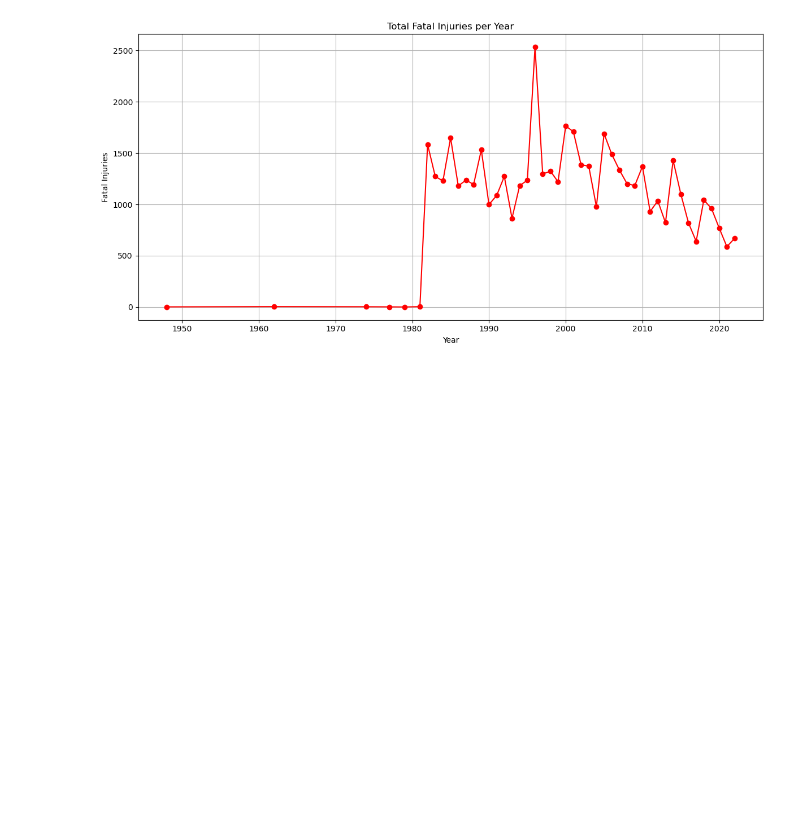
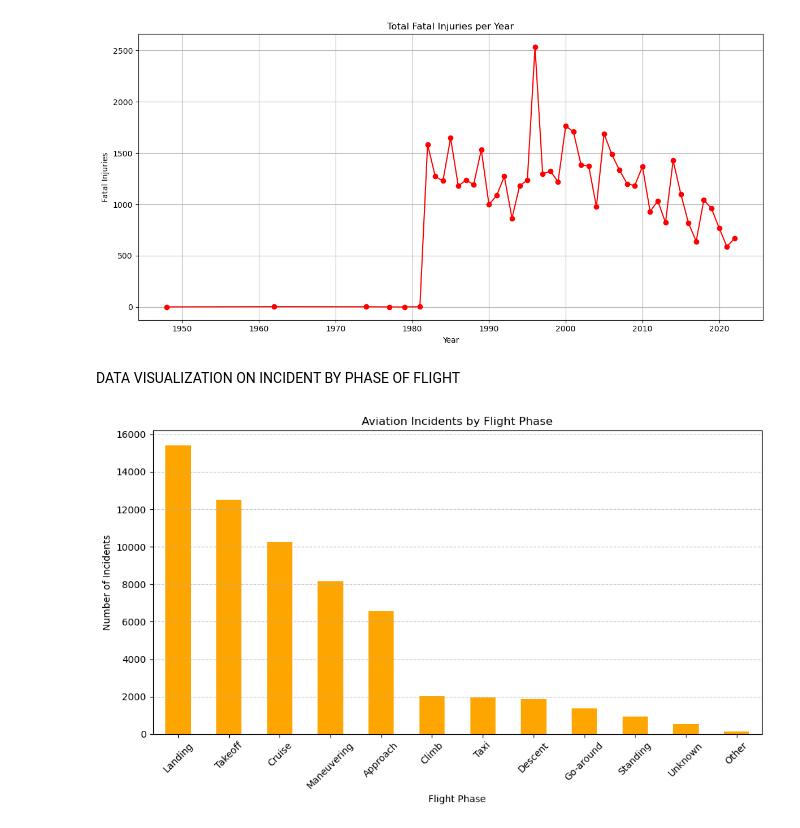
Before and after one commit to muhatonjeri/dsc-phase-1-project-v3, a Jupyter notebook: student.ipynb, the cells around one changed output. Saved outputs shown, nothing was run; the diff lists cells and outputs as text; code cells hidden in the pictures; blank space fills up the shorter version.

```diff
--- a/student.ipynb
+++ b/student.ipynb
@@ -310,3 +310,21 @@ plt.tight_layout()
 plt.show()
 # %% [output]
 [figure]
+# %% [markdown]
+DATA VISUALIZATION ON INCIDENT BY PHASE OF FLIGHT
+# %%
+# Count incidents by flight phase
+flight_phase_counts = df['Broad.phase.of.flight'].value_counts().dropna()
+
+# Plot
+plt.figure(figsize=(10, 6))
+flight_phase_counts.plot(kind='bar', color='orange')
+plt.title('Aviation Incidents by Flight Phase')
+plt.xlabel('Flight Phase')
+plt.ylabel('Number of Incidents')
+plt.xticks(rotation=45)
+plt.grid(axis='y', linestyle='--', alpha=0.7)
+plt.tight_layout()
+plt.show()
+# %% [output]
+[figure, added]
```
Also changed, not shown: parts of 4 cells of this notebook, 1 other file.
